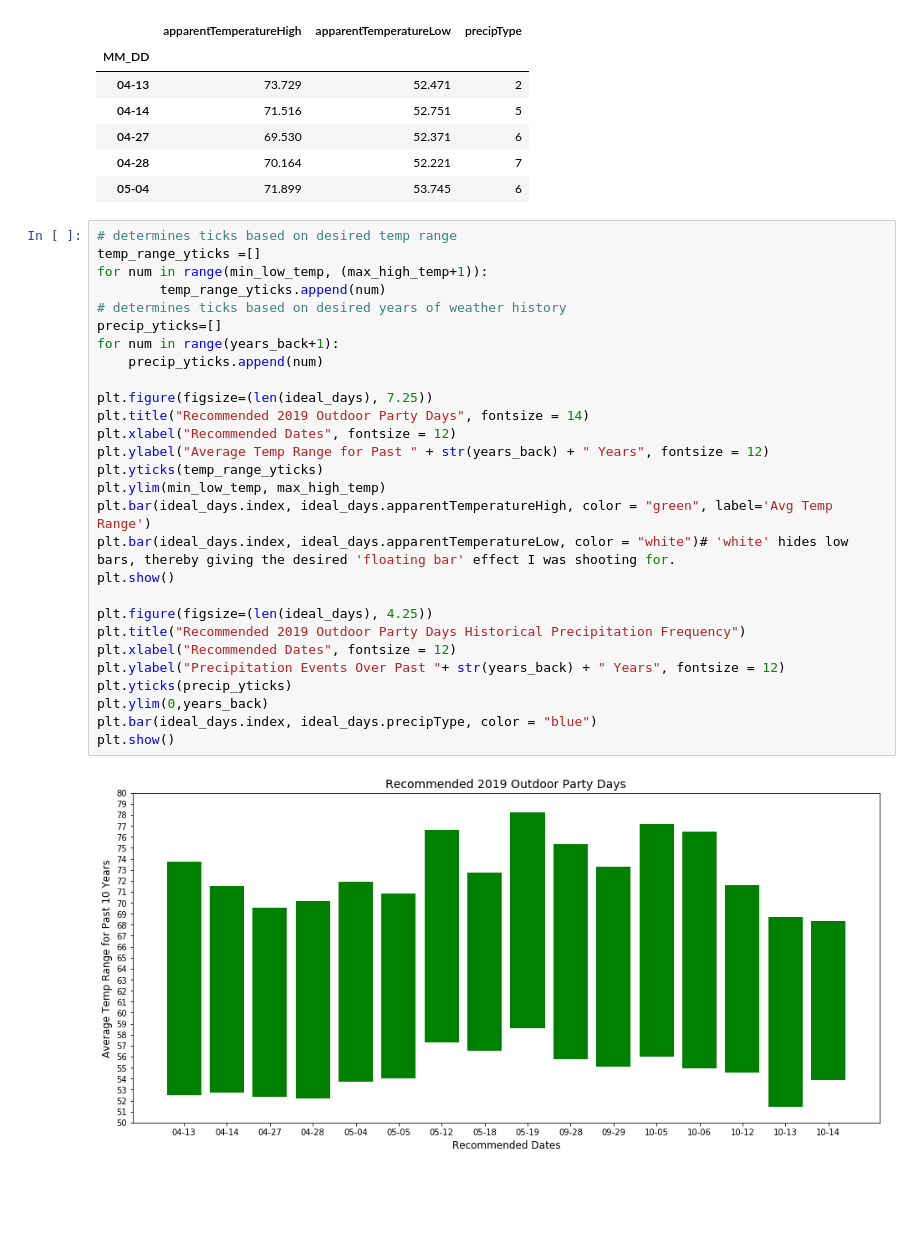
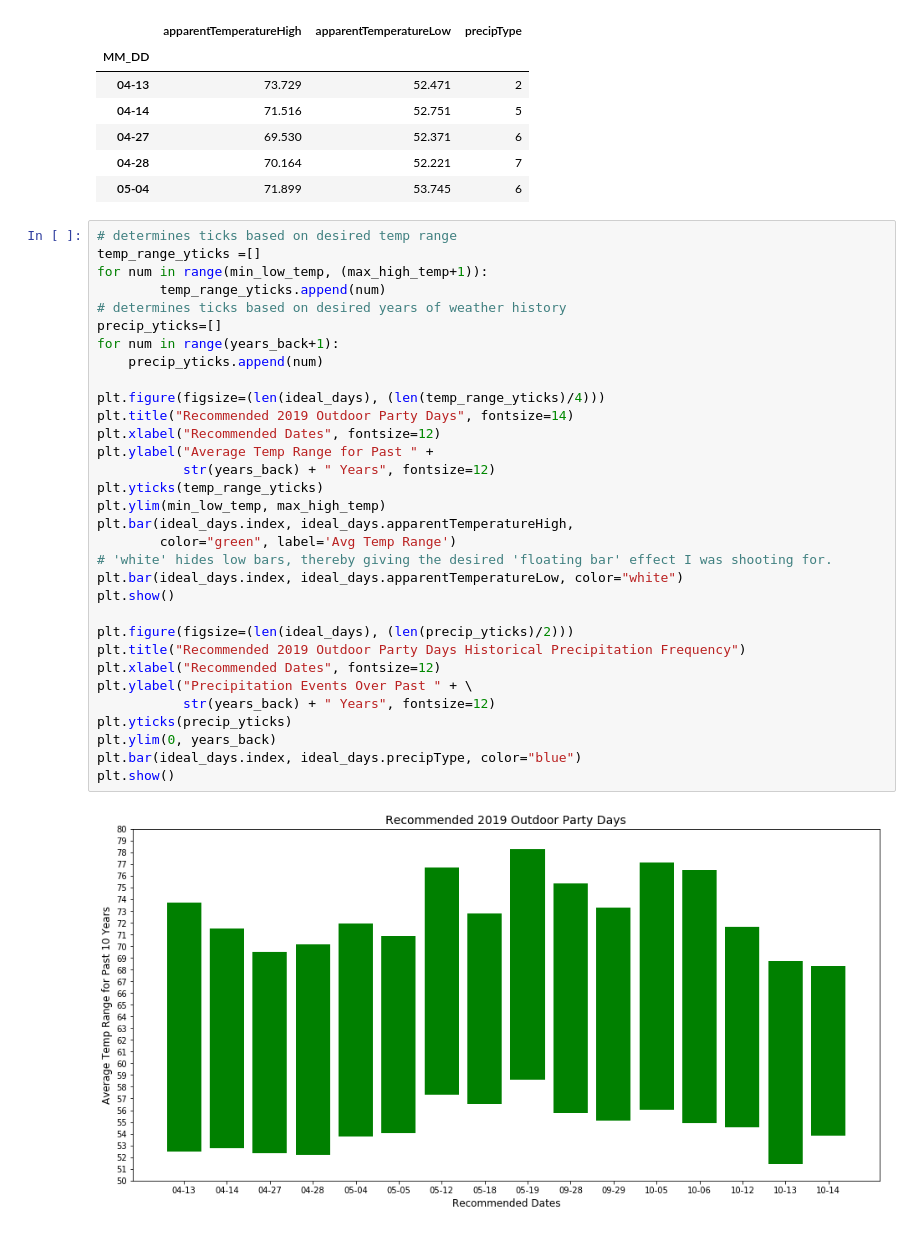
Before and after one commit to imidaho/Best-Party-Days, a Jupyter notebook: Best Party Days.ipynb, the cells around one changed output. Cells and saved outputs as stored; diff of their text form; blank space fills up the shorter version.

Commit message:
added responsive fig sizing based on data ranges

```diff
--- a/Best Party Days.ipynb
+++ b/Best Party Days.ipynb
@@ -163,30 +163,34 @@ ideal_days.head()
 # %%
 # determines ticks based on desired temp range
 temp_range_yticks =[]
 for num in range(min_low_temp, (max_high_temp+1)):
         temp_range_yticks.append(num)
 # determines ticks based on desired years of weather history
 precip_yticks=[]
 for num in range(years_back+1):
     precip_yticks.append(num)
 
-plt.figure(figsize=(len(ideal_days), 7.25))
-plt.title("Recommended 2019 Outdoor Party Days", fontsize = 14)
-plt.xlabel("Recommended Dates", fontsize = 12)
-plt.ylabel("Average Temp Range for Past " + str(years_back) + " Years", fontsize = 12)
+plt.figure(figsize=(len(ideal_days), (len(temp_range_yticks)/4)))
+plt.title("Recommended 2019 Outdoor Party Days", fontsize=14)
+plt.xlabel("Recommended Dates", fontsize=12)
+plt.ylabel("Average Temp Range for Past " +
+           str(years_back) + " Years", fontsize=12)
 plt.yticks(temp_range_yticks)
 plt.ylim(min_low_temp, max_high_temp)
-plt.bar(ideal_days.index, ideal_days.apparentTemperatureHigh, color = "green", label='Avg Temp Range')
-plt.bar(ideal_days.index, ideal_days.apparentTemperatureLow, color = "white")# 'white' hides low bars, thereby giving the desired 'floating bar' effect I was shooting for.
+plt.bar(ideal_days.index, ideal_days.apparentTemperatureHigh,
+        color="green", label='Avg Temp Range')
+# 'white' hides low bars, thereby giving the desired 'floating bar' effect I was shooting for.
+plt.bar(ideal_days.index, ideal_days.apparentTemperatureLow, color="white")
 plt.show()
 
-plt.figure(figsize=(len(ideal_days), 4.25))
+plt.figure(figsize=(len(ideal_days), (len(precip_yticks)/2)))
 plt.title("Recommended 2019 Outdoor Party Days Historical Precipitation Frequency")
-plt.xlabel("Recommended Dates", fontsize = 12)
-plt.ylabel("Precipitation Events Over Past "+ str(years_back) + " Years", fontsize = 12)
+plt.xlabel("Recommended Dates", fontsize=12)
+plt.ylabel("Precipitation Events Over Past " + \
+           str(years_back) + " Years", fontsize=12)
 plt.yticks(precip_yticks)
-plt.ylim(0,years_back)
-plt.bar(ideal_days.index, ideal_days.precipType, color = "blue")
+plt.ylim(0, years_back)
+plt.bar(ideal_days.index, ideal_days.precipType, color="blue")
 plt.show()
 # %% [output]
-[figure, old version]
+[figure, new version]
```
Also changed, not shown: parts of 1 cell of this notebook.
